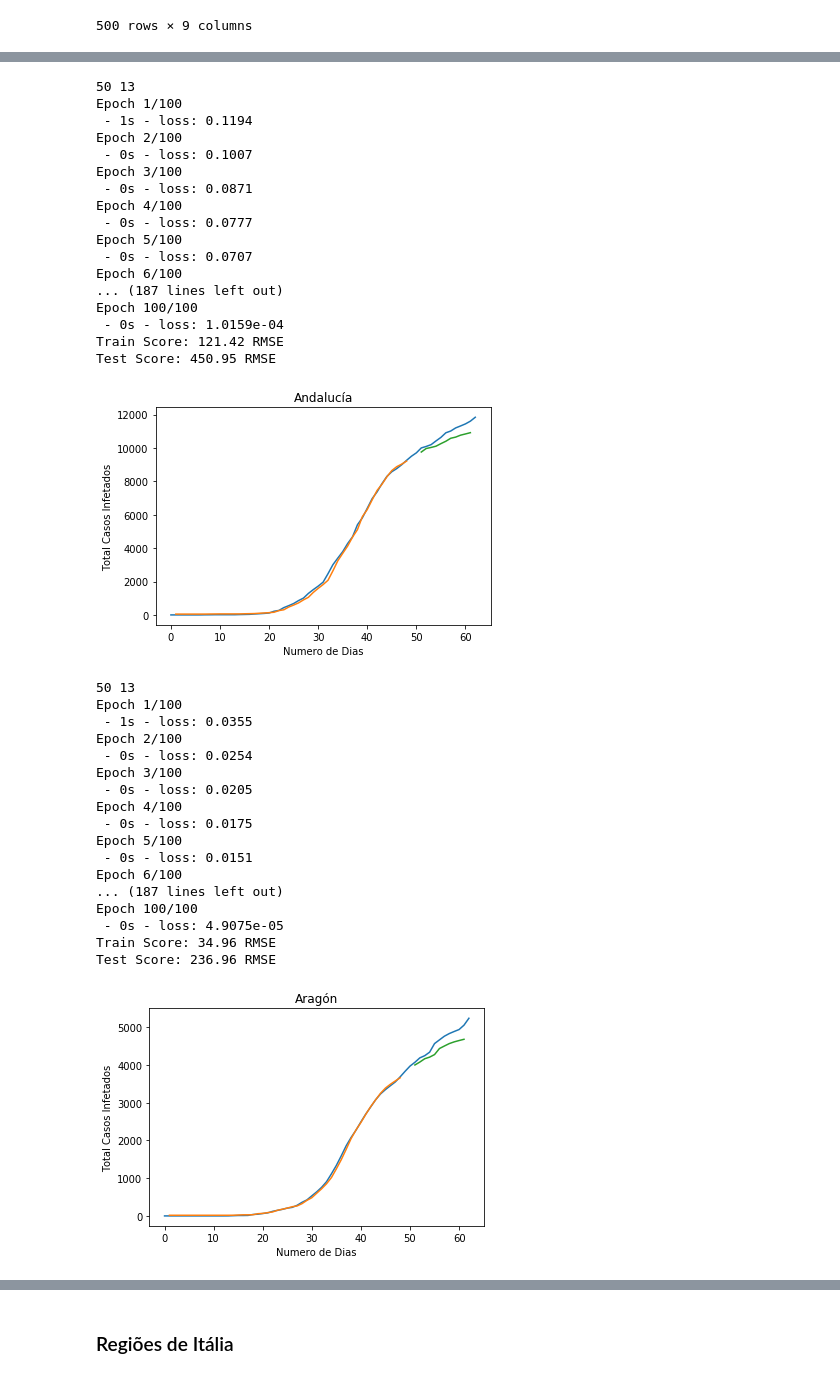
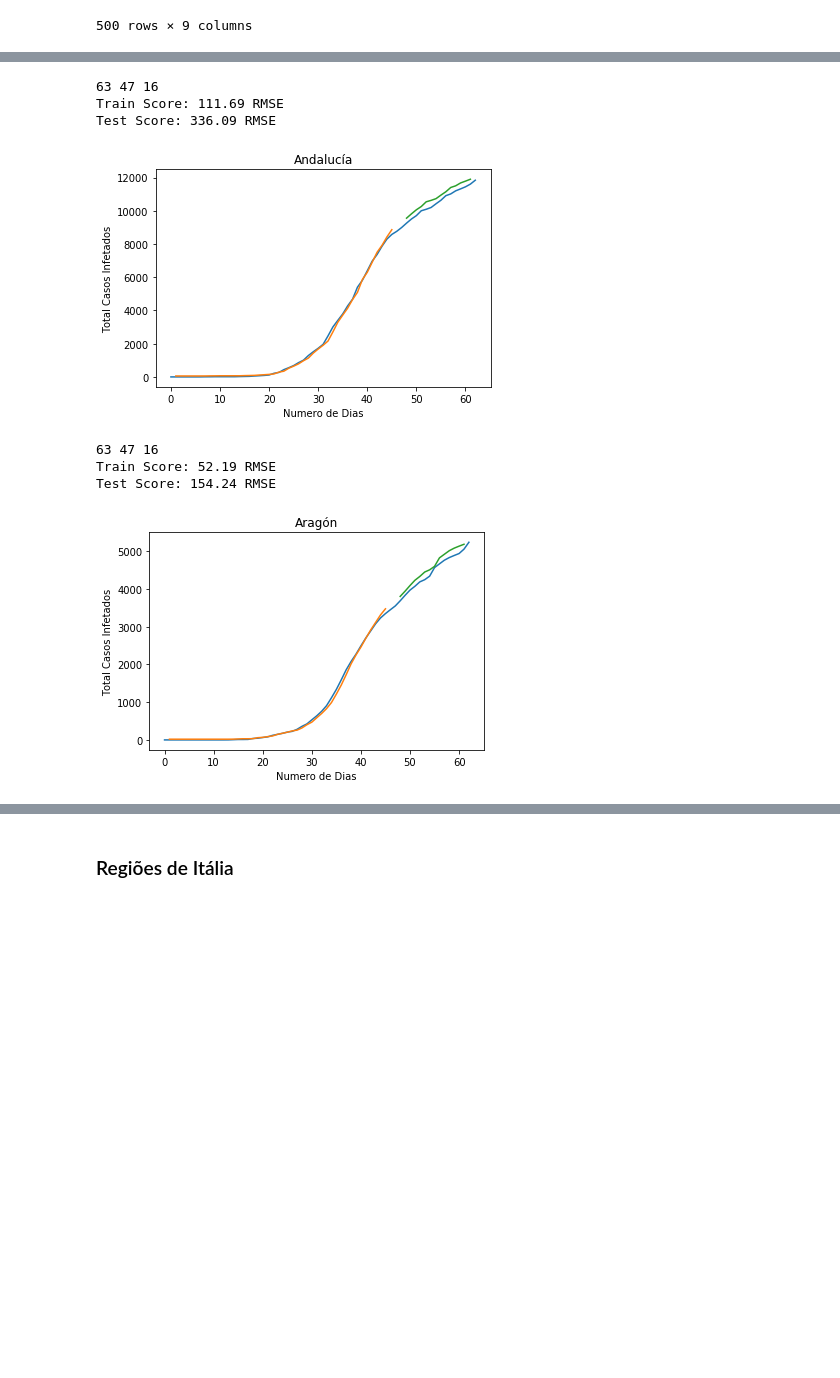
Before and after one commit to Tetra134/AA2-Grupo13, a Jupyter notebook: lstm.ipynb, the cells around one changed output, grey strips where cells are left out. Cells and saved outputs as stored; diff of their text form; code cells hidden in the pictures; blank space fills up the shorter version.

```diff
--- a/lstm.ipynb
+++ b/lstm.ipynb
@@ -312,10 +315,11 @@ while( i < len(ccaas)):
     dataset = scaler.fit_transform(dataset)
 
     # split into train and test sets
-    train_size = int(len(dataset) * 0.8)
+
+    train_size = int(len(dataset) * 0.75)
     test_size = len(dataset) - train_size
     train, test = dataset[0:train_size,:], dataset[train_size:len(dataset),:]
-    print(len(train), len(test))
+    print(len(dataset),len(train), len(test))
 
     # convert an array of values into a dataset matrix
     def create_dataset(dataset, look_back=1):
@@ -337,13 +341,14 @@ while( i < len(ccaas)):
     trainX = np.reshape(trainX, (trainX.shape[0], 1, trainX.shape[1]))
     testX = np.reshape(testX, (testX.shape[0], 1, testX.shape[1]))
 
+
     # create and fit the LSTM network
     model = Sequential()
-    model.add(LSTM(4, input_shape=(1, look_back)))
+    model.add(LSTM(25, input_shape=(1, look_back)))
     model.add(Dense(1))
     model.compile(loss='mean_squared_error', optimizer='adam')
     trainX[0] =0
-    model.fit(trainX, trainY, epochs=100, batch_size=1, verbose=2)
+    model.fit(trainX, trainY, epochs=100, batch_size=1, verbose=0)
 
     # make predictions
     trainPredict = model.predict(trainX)
@@ -351,66 +356,38 @@ while( i < len(ccaas)):
 
 
     # invert predictions
     trainPredict = scaler.inverse_transform(trainPredict)
     trainY = scaler.inverse_transform([trainY])
     testPredict = scaler.inverse_transform(testPredict)
     testY = scaler.inverse_transform([testY])
     # calculate root mean squared error
     trainScore = math.sqrt(mean_squared_error(trainY[0], trainPredict[:,0]))
     print('Train Score: %.2f RMSE' % (trainScore))
     testScore = math.sqrt(mean_squared_error(testY[0], testPredict[:,0]))
     print('Test Score: %.2f RMSE' % (testScore))
 
     # shift train predictions for plotting
     trainPredictPlot = np.empty_like(dataset)
     trainPredictPlot[:, :] = np.nan
     trainPredictPlot[look_back:len(trainPredict)+look_back, :] = trainPredict
     # shift test predictions for plotting
     testPredictPlot = np.empty_like(dataset)
     testPredictPlot[:, :] = np.nan
     testPredictPlot[len(trainPredict)+(look_back*2)+1:len(dataset)-1, :] = testPredict
     # plot baseline and predictions
     plt.plot(scaler.inverse_transform(dataset))
     plt.plot(trainPredictPlot,label= "real")
     plt.plot(testPredictPlot,label= "predict")
     plt.title(ccaa)
     plt.xlabel('Numero de Dias')
     plt.ylabel('Total Casos Infetados')
     plt.show()
 # %% [output]
-50 13
-Epoch 1/100
- - 1s - loss: 0.1194
-Epoch 2/100
- - 0s - loss: 0.1007
-Epoch 3/100
- - 0s - loss: 0.0871
-Epoch 4/100
- - 0s - loss: 0.0777
-Epoch 5/100
- - 0s - loss: 0.0707
-Epoch 6/100
-... (187 lines left out)
-Epoch 100/100
- - 0s - loss: 1.0159e-04
-Train Score: 121.42 RMSE
-Test Score: 450.95 RMSE
+63 47 16
+Train Score: 111.69 RMSE
+Test Score: 336.09 RMSE
-[figure, old version]
+[figure, new version]
-50 13
-Epoch 1/100
- - 1s - loss: 0.0355
-Epoch 2/100
- - 0s - loss: 0.0254
-Epoch 3/100
- - 0s - loss: 0.0205
-Epoch 4/100
- - 0s - loss: 0.0175
-Epoch 5/100
- - 0s - loss: 0.0151
-Epoch 6/100
-... (187 lines left out)
-Epoch 100/100
- - 0s - loss: 4.9075e-05
-Train Score: 34.96 RMSE
-Test Score: 236.96 RMSE
+63 47 16
+Train Score: 52.19 RMSE
+Test Score: 154.24 RMSE
-[figure, old version]
+[figure, new version]
```
Also changed, not shown: parts of 9 cells of this notebook.
